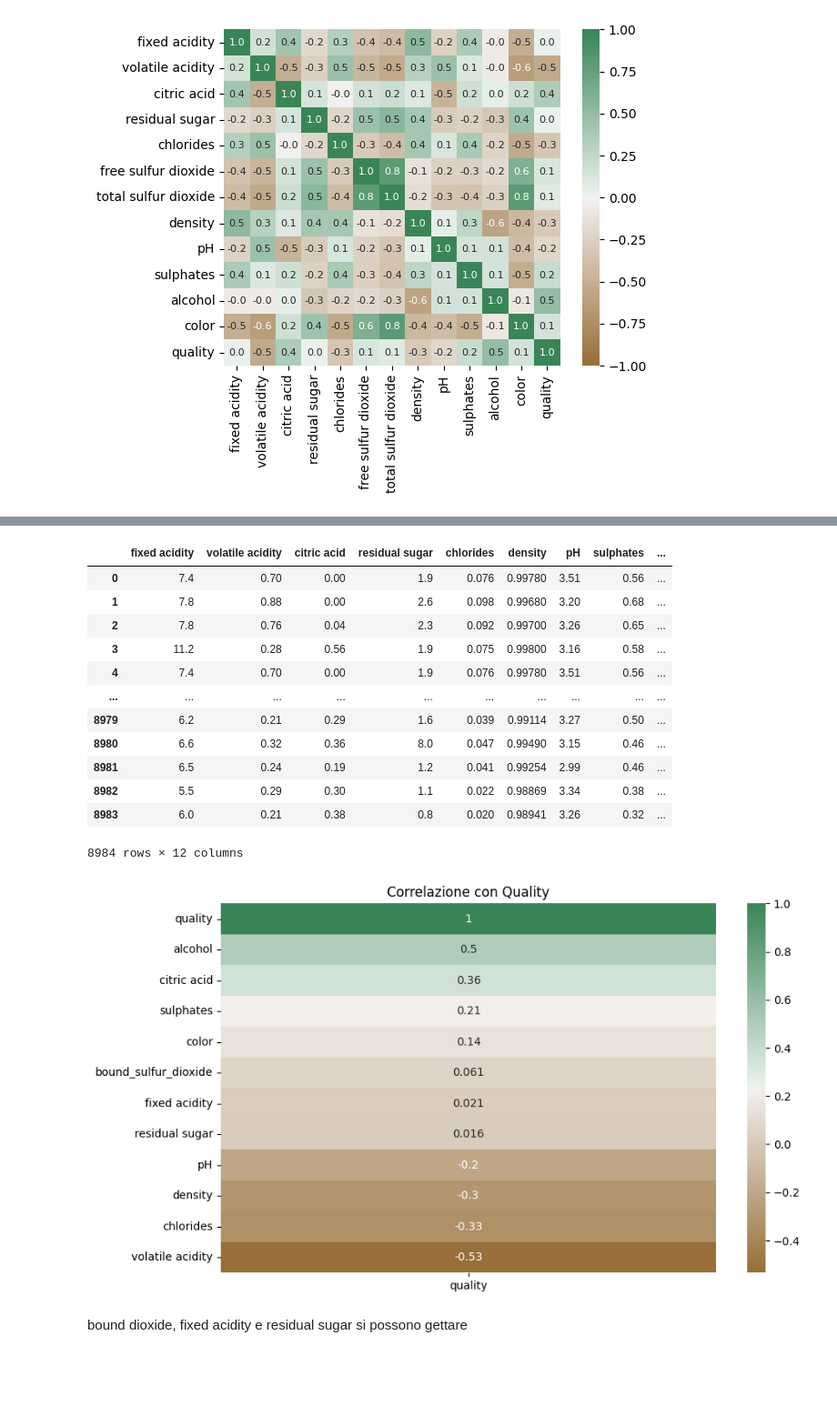
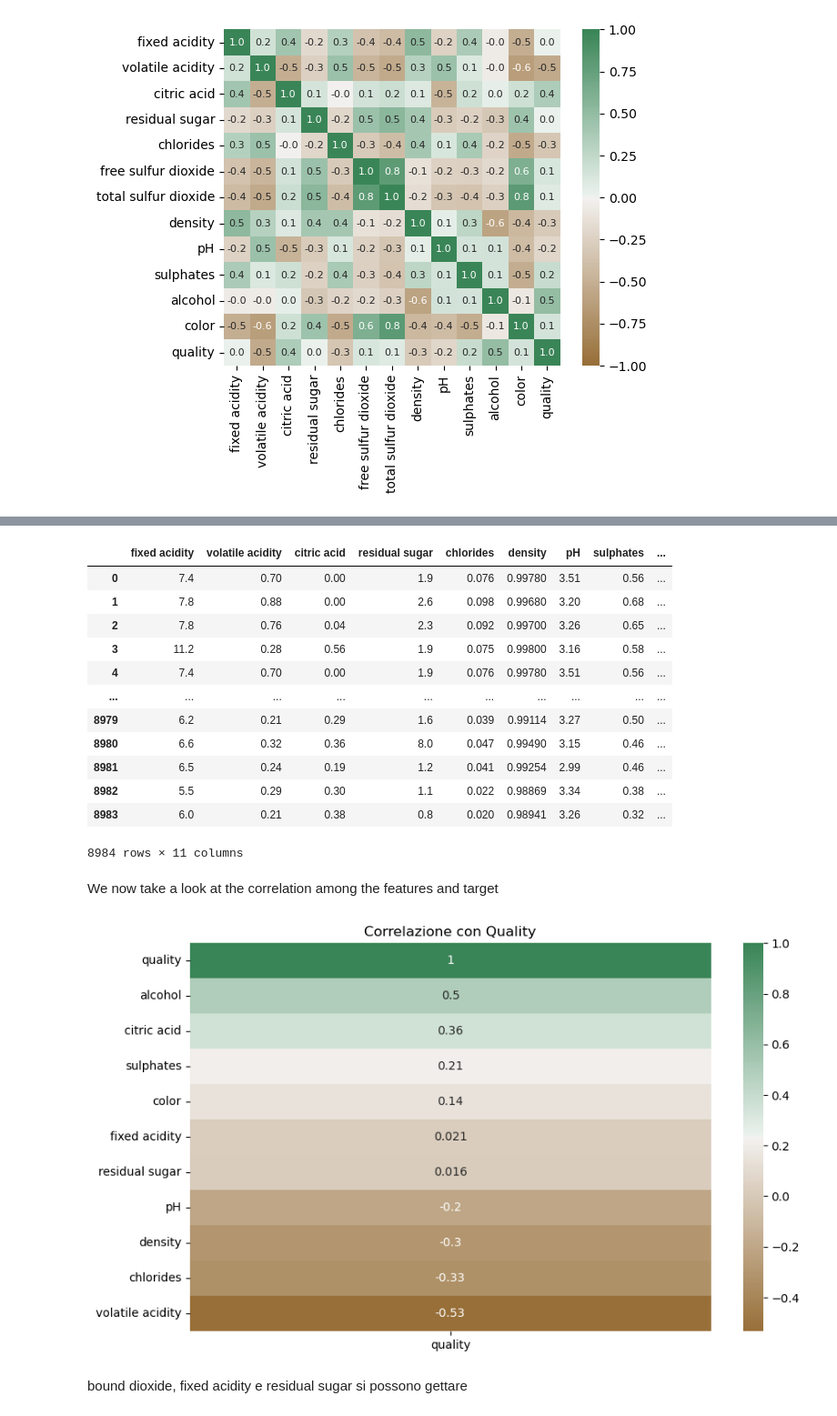
Before and after one commit to maryluuuu/Data-Analytics-Challenge, a Jupyter notebook: gea/oversampl_united.ipynb, the cells around one changed output, grey strips where cells are left out. Shown at 91% size. Cells and saved outputs as stored; diff of their text form; code cells hidden in the pictures; blank space fills up the shorter version.

```diff
--- a/gea/oversampl_united.ipynb
+++ b/gea/oversampl_united.ipynb
@@ -114,3 +128,7 @@ annot_kws={"size": 8}
 plt.show()
 # %% [output]
 [figure]
+# %%
+df = data.copy()
+
+df
@@ -117,2 +151,4 @@ plt.show()
 # %%
-data['bound_sulfur_dioxide'] = data['total sulfur dioxide'] - data['free sulfur dioxide']
+df['bound_sulfur_dioxide'] = df['total sulfur dioxide'] - df['free sulfur dioxide']
+
+df
@@ -119,8 +169,7 @@ data['bound_sulfur_dioxide'] = data['total sulfur dioxide'] - data['free sulfur
 # %%
-data = data.drop(columns = 'total sulfur dioxide')
-data = data.drop(columns = 'free sulfur dioxide')
+df = df.drop(columns = ['total sulfur dioxide', 'free sulfur dioxide'])
 
-data
+df
 # %% [output]
 |  | fixed acidity | volatile acidity | citric acid | residual sugar | chlorides | density | pH | sulphates | ... |
 | 0 | 7.4 | 0.70 | 0.00 | 1.9 | 0.076 | 0.99780 | 3.51 | 0.56 | ... |
@@ -134,16 +183,18 @@ data
 | 8981 | 6.5 | 0.24 | 0.19 | 1.2 | 0.041 | 0.99254 | 2.99 | 0.46 | ... |
 | 8982 | 5.5 | 0.29 | 0.30 | 1.1 | 0.022 | 0.98869 | 3.34 | 0.38 | ... |
 | 8983 | 6.0 | 0.21 | 0.38 | 0.8 | 0.020 | 0.98941 | 3.26 | 0.32 | ... |
-8984 rows × 12 columns
+8984 rows × 11 columns
+# %% [markdown]
+We now take a look at the correlation among the features and target
 # %%
-corr = data.corr(numeric_only=True)
+corr = df.corr(numeric_only=True)
 
 plt.figure(figsize=(10, 6))
 sns.heatmap(corr[['quality']].sort_values(by='quality', ascending=False), annot=True, cmap=sns.diverging_palette(50, 500, n=500))
 plt.title('Correlazione con Quality')
 plt.show()
 # %% [output]
-[figure, old version]
+[figure, new version]
 # %% [markdown]
 bound dioxide, fixed acidity e residual sugar si possono gettare
 # %%
```
Also changed, not shown: parts of 33 cells of this notebook, 3 other files.
